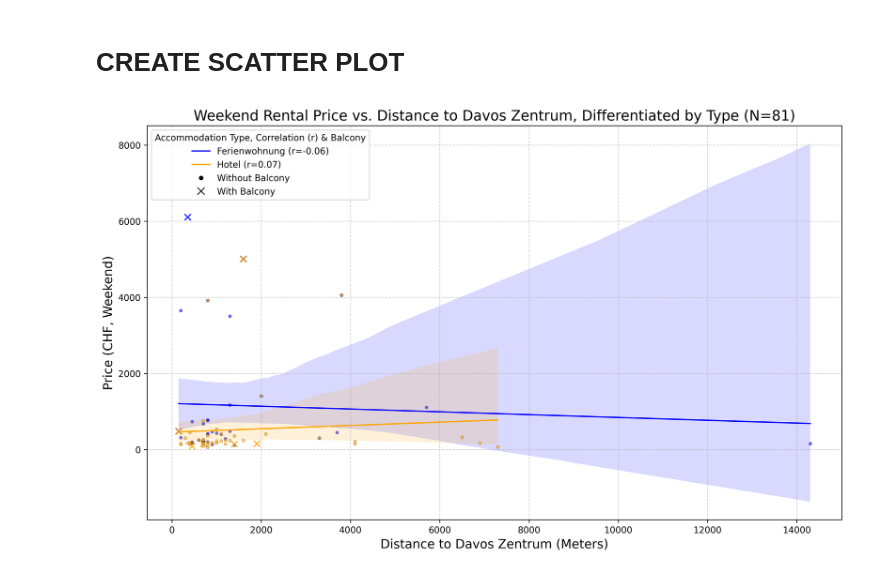
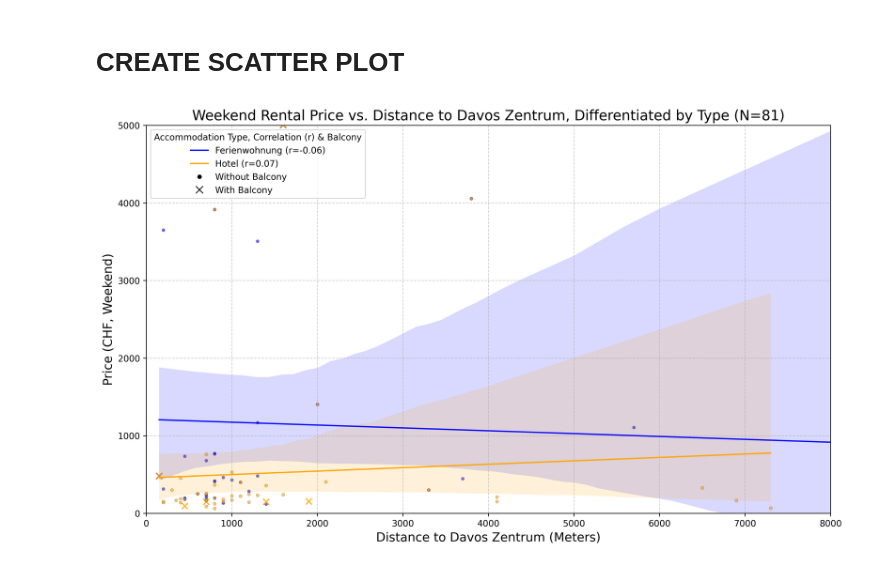
Before and after one commit to NadineLan/NLA_project_template_arm, a Jupyter notebook: 1.2 Scratter Plot - Price vs. Distance Davos Zentrum.ipynb, the cells around one changed output. Drawn from its saved outputs; the diff is of its cells as text; code cells hidden in the pictures.

```diff
--- a/1.2 Scratter Plot - Price vs. Distance Davos Zentrum.ipynb
+++ b/1.2 Scratter Plot - Price vs. Distance Davos Zentrum.ipynb
@@ -32,6 +32,9 @@ plt.figure(figsize=(14, 8), dpi=300)
 for accommodation_type in unique_types:
     subset = df_analysis[df_analysis['type'] == accommodation_type]
     color = type_colors.get(accommodation_type, 'gray')
+
+    plt.xlim(0, 8000)               # Set x-axis limits
+    plt.ylim(0, 5000)               # Set y-axis limits
 
     #Calculate Pearson's r for the label
     r_val, p_value = pearsonr(subset['distance_zentrum_meters'], subset['price'])
@@ -67,31 +70,31 @@ for accommodation_type in unique_types:
     subset_without_balcony = subset[subset['has_balkon'] == False]
 
     plt.scatter(
             subset_without_balcony['distance_zentrum_meters'],
             subset_without_balcony['price'],
             marker='.',             # Marker for not having a balcony
             s=50,                   # Size of the marker
             edgecolor='black',      # Black border for contrast
                 linewidth=0.2,      # Thin border for better visibility
             color=color,            # Color based on accommodation type
             alpha=0.6               # Slightly more transparent
         )
 
 
 plt.title(f"Weekend Rental Price vs. Distance to Davos Zentrum, Differentiated by Type (N={num_rows})",  fontsize=16)
 plt.xlabel("Distance to Davos Zentrum (Meters)", fontsize=14)
 plt.ylabel("Price (CHF, Weekend)", fontsize=14)
 plt.legend(title='Accommodation Type & Correlation (r)')
 plt.grid(True, linestyle='--', alpha=0.6)
 
 # LEGEND ADJUSTMENT
 handles, labels = plt.gca().get_legend_handles_labels()
 proxy_x = plt.Line2D([0], [0], linestyle='None', marker='x', markersize=8, color='black')
 proxy_dot = plt.Line2D([0], [0], linestyle='None', marker='.', markersize=8, color='black')
 handles.extend([proxy_dot, proxy_x])
 labels.extend(['Without Balcony', 'With Balcony'])
 plt.legend(handles, labels, title='Accommodation Type, Correlation (r) & Balcony')
 
 plt.show()
 # %% [output]
-[figure, old version]
+[figure, new version]
```
Also changed, not shown: 1 other file.
